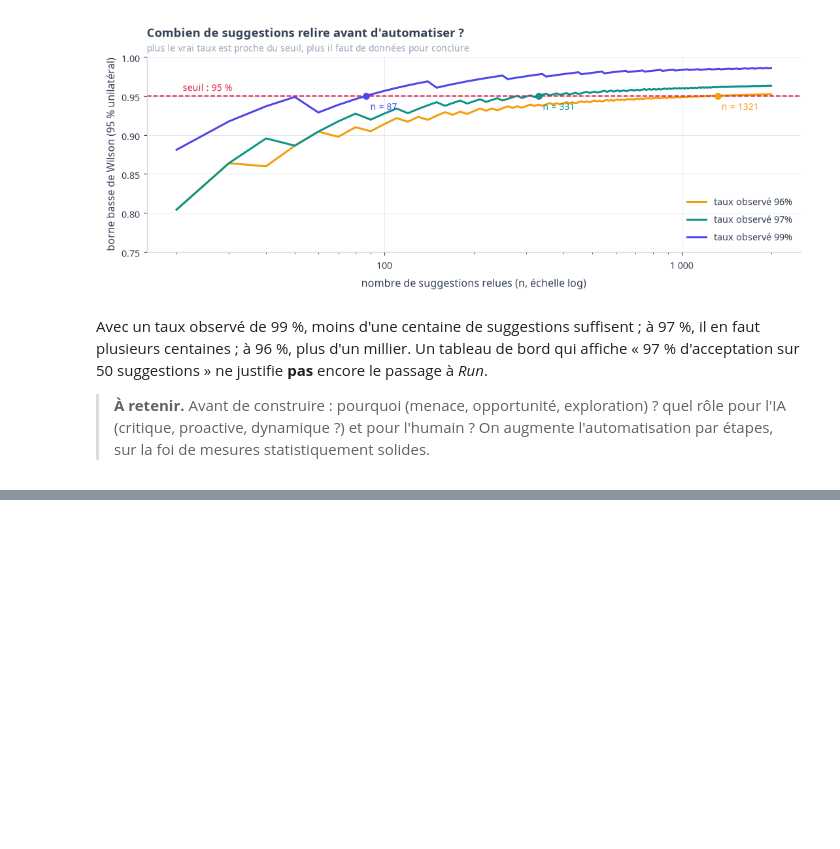
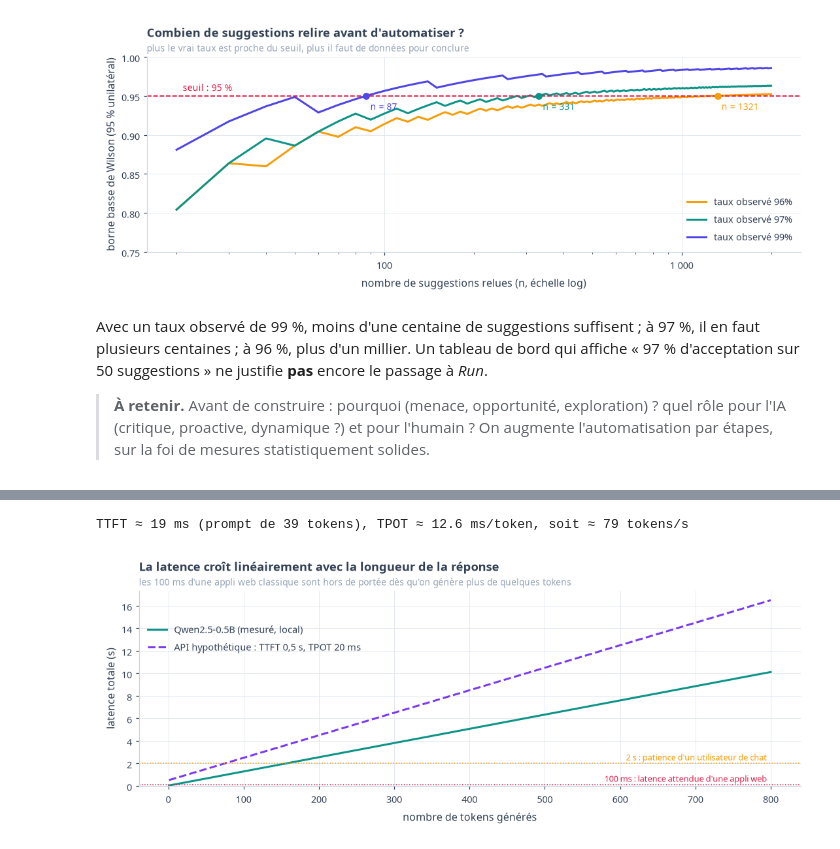
Before and after one commit to gwils28/AI_Engineering__ByTheBook, a Jupyter notebook: notebooks/ch01_introduction_ai_engineering/ch01_cours_3_cas_usage_et_planification.ipynb, the cells around one changed output, grey strips where cells are left out. Drawn from its saved outputs; the diff is of its cells as text; code cells hidden in the pictures; blank space fills up the shorter version.

```diff
--- a/notebooks/ch01_introduction_ai_engineering/ch01_cours_3_cas_usage_et_planification.ipynb
+++ b/notebooks/ch01_introduction_ai_engineering/ch01_cours_3_cas_usage_et_planification.ipynb
@@ -364,0 +434,21 @@ d'acceptation sur 50 suggestions » ne justifie **pas** encore le passage à *Ru
+# %%
+lat = c1.measure_latency(llm.SMALL, prompt="Explique en détail ce qu'est un token.", n_out=64, repeats=3)
+print(f"TTFT ≈ {lat['ttft'] * 1000:.0f} ms (prompt de {lat['n_prompt']} tokens), "
+      f"TPOT ≈ {lat['tpot'] * 1000:.1f} ms/token, soit ≈ {1 / lat['tpot']:.0f} tokens/s")
+
+n_out = np.arange(1, 801)
+fig, ax = plt.subplots(figsize=(10, 4))
+ax.plot(n_out, c1.generation_latency(n_out, lat["ttft"], lat["tpot"]), color=TEAL, label="Qwen2.5-0.5B (mesuré, local)")
+ax.plot(n_out, c1.generation_latency(n_out, 0.5, 0.02), color=VIOLET, ls="--", label="API hypothétique : TTFT 0,5 s, TPOT 20 ms")
+for y, lab, col in [(0.1, "100 ms : latence attendue d'une appli web", ROSE), (2.0, "2 s : patience d'un utilisateur de chat", AMBER)]:
+    ax.axhline(y, color=col, lw=1, ls=":")
+    ax.text(795, y + 0.25, lab, color=col, ha="right", fontsize=8.5)
+ax.set_ylim(0, None)
+ax.set_xlabel("nombre de tokens générés"); ax.set_ylabel("latence totale (s)")
+ax.legend(loc="upper left", bbox_to_anchor=(0.0, 0.88))
+c1.title_sub(ax, "La latence croît linéairement avec la longueur de la réponse",
+             "les 100 ms d'une appli web classique sont hors de portée dès qu'on génère plus de quelques tokens")
+plt.tight_layout(); plt.show()
+# %% [output]
+TTFT ≈ 19 ms (prompt de 39 tokens), TPOT ≈ 12.6 ms/token, soit ≈ 79 tokens/s
+[figure, added]
```
Also changed, not shown: parts of 17 cells of this notebook.
